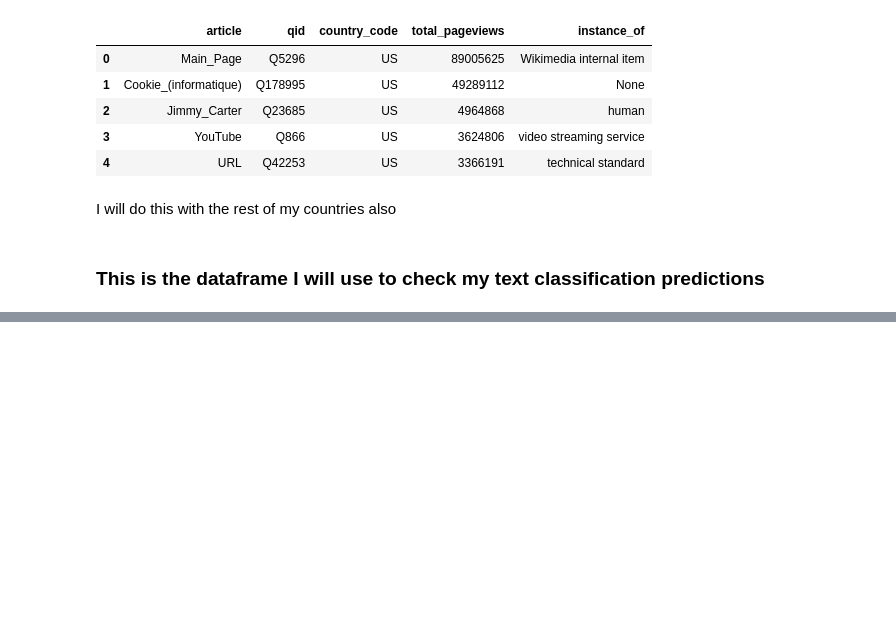
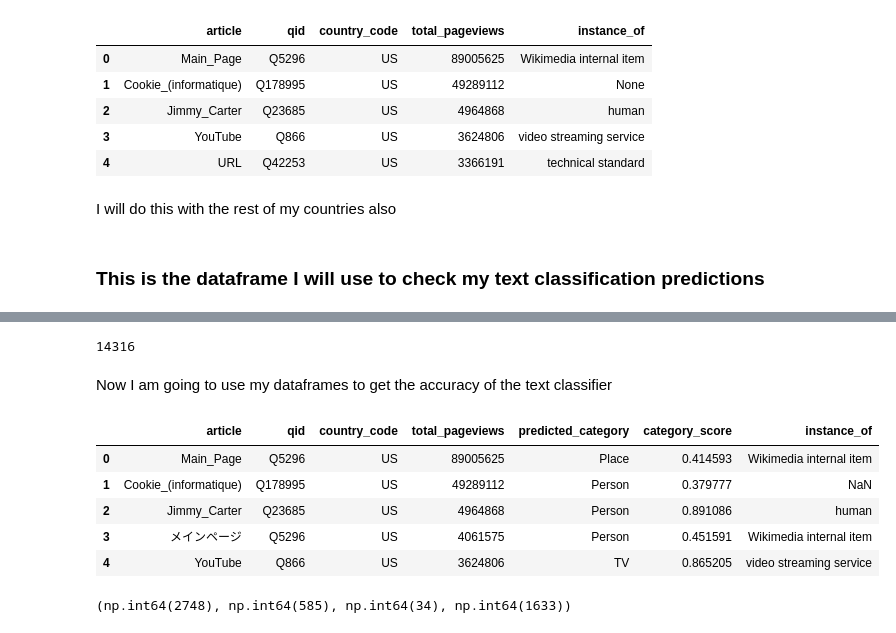
Before and after one commit to Wellesley-CS234/cs-234-final-project-part-2-AnneL895, a Jupyter notebook: final-project-text-classification copy.ipynb, the cells around one changed output, grey strips where cells are left out. Saved outputs shown, nothing was run; the diff lists cells and outputs as text; code cells hidden in the pictures; blank space fills up the shorter version.

```diff
--- a/final-project-text-classification copy.ipynb
+++ b/final-project-text-classification copy.ipynb
@@ -287,0 +556,4 @@ I will do this with the rest of my countries also
+# %%
+len(filtered_all_data)
+# %% [output]
+14316
@@ -287,0 +562,39 @@ I will do this with the rest of my countries also
+# %% [markdown]
+Now I am going to use my dataframes to get the accuracy of the text classifier
+# %%
+US_humans.head()
+# %% [output]
+|  | article | qid | country_code | total_pageviews | predicted_category | category_score | instance_of |
+| 0 | Main_Page | Q5296 | US | 89005625 | Place | 0.414593 | Wikimedia internal item |
+| 1 | Cookie_(informatique) | Q178995 | US | 49289112 | Person | 0.379777 | NaN |
+| 2 | Jimmy_Carter | Q23685 | US | 4964868 | Person | 0.891086 | human |
+| 3 | メインページ | Q5296 | US | 4061575 | Person | 0.451591 | Wikimedia internal item |
+| 4 | YouTube | Q866 | US | 3624806 | TV | 0.865205 | video streaming service |
+# %%
+#true positives
+US_TP = (
+    (US_humans['predicted_category'] == 'Person') &
+    (US_humans['instance_of'] == 'human')
+).sum()
+
+#false positives
+US_FP = (
+    (US_humans['predicted_category'] == 'Person') &
+    (US_humans['instance_of'] != 'human')
+).sum()
+
+#false negatives
+US_FN = (
+    (US_humans['predicted_category'] != 'Person') &
+    (US_humans['instance_of'] == 'human')
+).sum()
+
+#true negatives
+US_TN = (
+    (US_humans['predicted_category'] != 'Person') &
+    (US_humans['instance_of'] != 'human')
+).sum()
+
+US_TP, US_FP, US_FN, US_TN
+# %% [output]
+(np.int64(2748), np.int64(585), np.int64(34), np.int64(1633))
```
Also changed, not shown: parts of 55 cells of this notebook, 3 other files.
